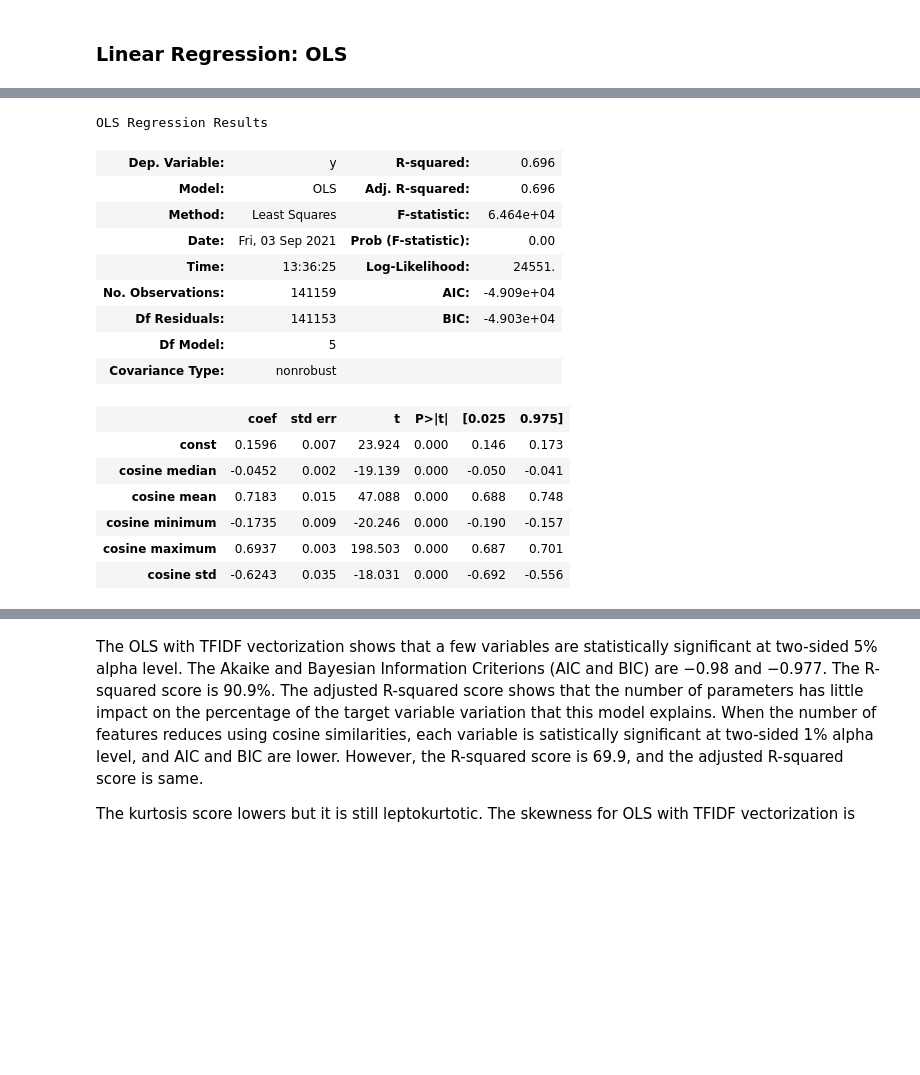
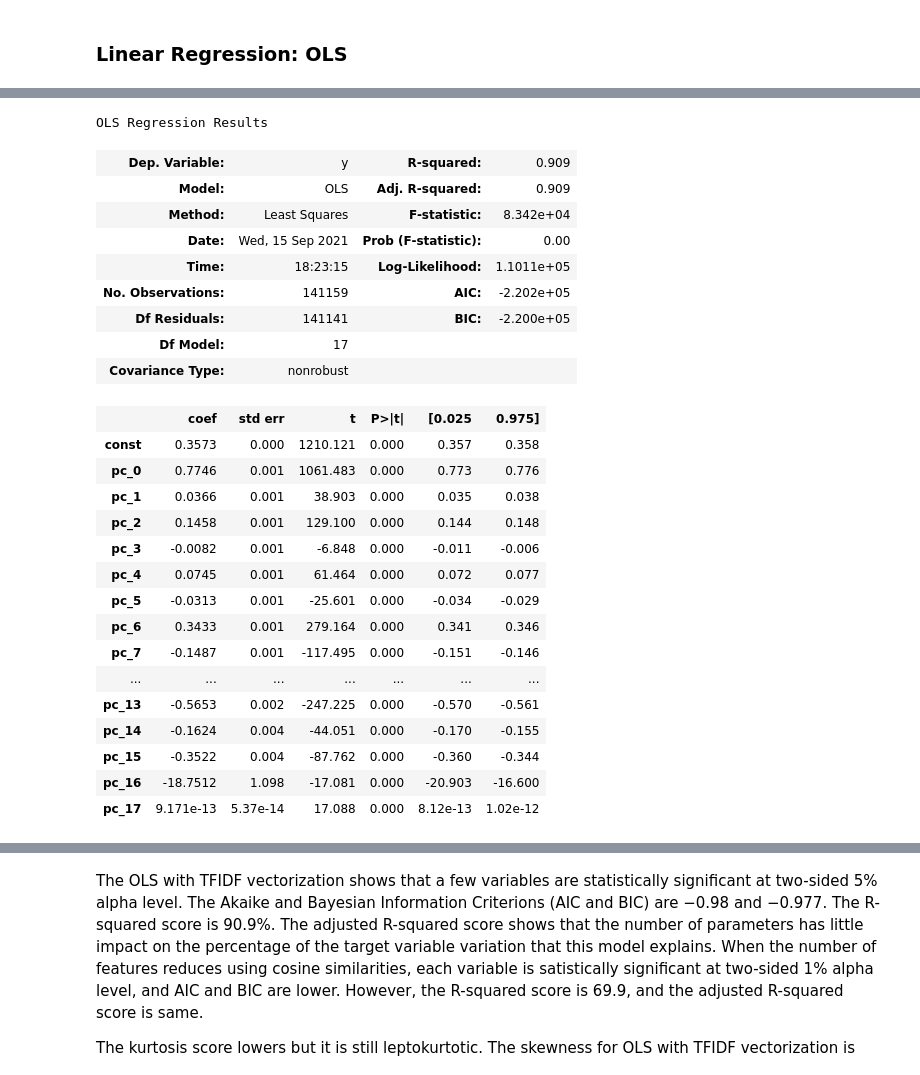
Before and after one commit to jonahwinninghoff/Causal-Analysis-Nursing-Home, a Jupyter notebook: Modeling/Predictive Modeling.ipynb, the cells around one changed output, grey strips where cells are left out. Saved outputs shown, nothing was run; the diff lists cells and outputs as text; code cells hidden in the pictures; blank space fills up the shorter version.

```diff
--- a/Modeling/Predictive Modeling.ipynb
+++ b/Modeling/Predictive Modeling.ipynb
@@ -29,9 +33,9 @@ import time
 # %%
 start = time.time() # Timer starts
 
-Xtrainurl = 'https://raw.githubusercontent.com/jonahwinninghoff/Springboard_Capstone_Project/main/Assets/X_train'
-Xvalidurl = 'https://raw.githubusercontent.com/jonahwinninghoff/Springboard_Capstone_Project/main/Assets/X_valid'
-Xtestiurl = 'https://raw.githubusercontent.com/jonahwinninghoff/Springboard_Capstone_Project/main/Assets/X_test'
+Xtrainurl = 'https://github.com/jonahwinninghoff/Springboard_Capstone_Project/raw/main/Assets/X_train.zip'
+Xvalidurl = 'https://github.com/jonahwinninghoff/Springboard_Capstone_Project/raw/main/Assets/X_valid.zip'
+Xtestiurl = 'https://github.com/jonahwinninghoff/Springboard_Capstone_Project/raw/main/Assets/X_test.zip'
 
 ytrainurl = 'https://github.com/jonahwinninghoff/Springboard_Capstone_Project/blob/main/Assets/y_train?raw=true'
 yvalidurl = 'https://github.com/jonahwinninghoff/Springboard_Capstone_Project/blob/main/Assets/y_valid?raw=true'
@@ -138 +194,29 @@ Notes:
 strong multicollinearity problems or that the design matrix is singular.
+# %%
+# Create the evaluation using r^2 as a guide
+def lm_eval(n_components):
+    pca_train = X_train.iloc[:,0:n_components].copy()
+    X_train_wconstant = sm.add_constant(pca_train)
+    model = sm.OLS(y_train,X_train_wconstant)
+    fitted_lm = model.fit()
+    return fitted_lm.rsquared
+
+components = {}
+for i in enumerate(X_train.columns):
+    result = [lm_eval(i[0])]
+    components[i[1]] = result
+# %%
+# Pandas Frame on components and find max accuracy of n components
+components = pd.DataFrame(components).melt()
+max_components = components[components['value'] == np.max(components['value'])].index[0]
+
+# Step plot
+plt.style.use('fivethirtyeight')
+plt.subplots(figsize=(10, 6))
+plt.plot(components['value'],drawstyle='steps')
+plt.axvline(max_components, linestyle=':',color='red',linewidth=1)
+plt.xlabel('Prinicipal components')
+plt.ylabel('R squared score')
+plt.title('Prinicipal components and r squared scores', family='monospace',fontsize=16)
+plt.grid(False)
+plt.show()
@@ -139,24 +225,39 @@ strong multicollinearity problems or that the design matrix is singular.
 # %%
-X_train_wconstant = sm.add_constant(X_train)
+# Reduce from 49 columns to n_components columns
+pca_train = X_train.iloc[:,0:max_components]
+pca_valid = X_valid.iloc[:,0:max_components]
+pca_test = X_test.iloc[:,0:max_components]
+
+# Fit the best lm
+X_train_wconstant = sm.add_constant(pca_train)
 model = sm.OLS(y_train,X_train_wconstant)
 fitted_lm = model.fit()
 
 display(fitted_lm.summary())
 # %% [output]
 OLS Regression Results
-| Dep. Variable: | y | R-squared: | 0.696 |
-| Model: | OLS | Adj. R-squared: | 0.696 |
-| Method: | Least Squares | F-statistic: | 6.464e+04 |
-| Date: | Fri, 03 Sep 2021 | Prob (F-statistic): | 0.00 |
-| Time: | 13:36:25 | Log-Likelihood: | 24551. |
-| No. Observations: | 141159 | AIC: | -4.909e+04 |
-| Df Residuals: | 141153 | BIC: | -4.903e+04 |
-| Df Model: | 5 |  |  |
+| Dep. Variable: | y | R-squared: | 0.909 |
+| Model: | OLS | Adj. R-squared: | 0.909 |
+| Method: | Least Squares | F-statistic: | 8.342e+04 |
+| Date: | Wed, 15 Sep 2021 | Prob (F-statistic): | 0.00 |
+| Time: | 18:23:15 | Log-Likelihood: | 1.1011e+05 |
+| No. Observations: | 141159 | AIC: | -2.202e+05 |
+| Df Residuals: | 141141 | BIC: | -2.200e+05 |
+| Df Model: | 17 |  |  |
 | Covariance Type: | nonrobust |  |  |
 |  | coef | std err | t | P>|t| | [0.025 | 0.975] |
-| const | 0.1596 | 0.007 | 23.924 | 0.000 | 0.146 | 0.173 |
-| cosine median | -0.0452 | 0.002 | -19.139 | 0.000 | -0.050 | -0.041 |
-| cosine mean | 0.7183 | 0.015 | 47.088 | 0.000 | 0.688 | 0.748 |
-| cosine minimum | -0.1735 | 0.009 | -20.246 | 0.000 | -0.190 | -0.157 |
-| cosine maximum | 0.6937 | 0.003 | 198.503 | 0.000 | 0.687 | 0.701 |
-| cosine std | -0.6243 | 0.035 | -18.031 | 0.000 | -0.692 | -0.556 |
+| const | 0.3573 | 0.000 | 1210.121 | 0.000 | 0.357 | 0.358 |
+| pc_0 | 0.7746 | 0.001 | 1061.483 | 0.000 | 0.773 | 0.776 |
+| pc_1 | 0.0366 | 0.001 | 38.903 | 0.000 | 0.035 | 0.038 |
+| pc_2 | 0.1458 | 0.001 | 129.100 | 0.000 | 0.144 | 0.148 |
+| pc_3 | -0.0082 | 0.001 | -6.848 | 0.000 | -0.011 | -0.006 |
+| pc_4 | 0.0745 | 0.001 | 61.464 | 0.000 | 0.072 | 0.077 |
+| pc_5 | -0.0313 | 0.001 | -25.601 | 0.000 | -0.034 | -0.029 |
+| pc_6 | 0.3433 | 0.001 | 279.164 | 0.000 | 0.341 | 0.346 |
+| pc_7 | -0.1487 | 0.001 | -117.495 | 0.000 | -0.151 | -0.146 |
+| ... | ... | ... | ... | ... | ... | ... |
+| pc_13 | -0.5653 | 0.002 | -247.225 | 0.000 | -0.570 | -0.561 |
+| pc_14 | -0.1624 | 0.004 | -44.051 | 0.000 | -0.170 | -0.155 |
+| pc_15 | -0.3522 | 0.004 | -87.762 | 0.000 | -0.360 | -0.344 |
+| pc_16 | -18.7512 | 1.098 | -17.081 | 0.000 | -20.903 | -16.600 |
+| pc_17 | 9.171e-13 | 5.37e-14 | 17.088 | 0.000 | 8.12e-13 | 1.02e-12 |
```
Also changed, not shown: parts of 37 cells of this notebook.
